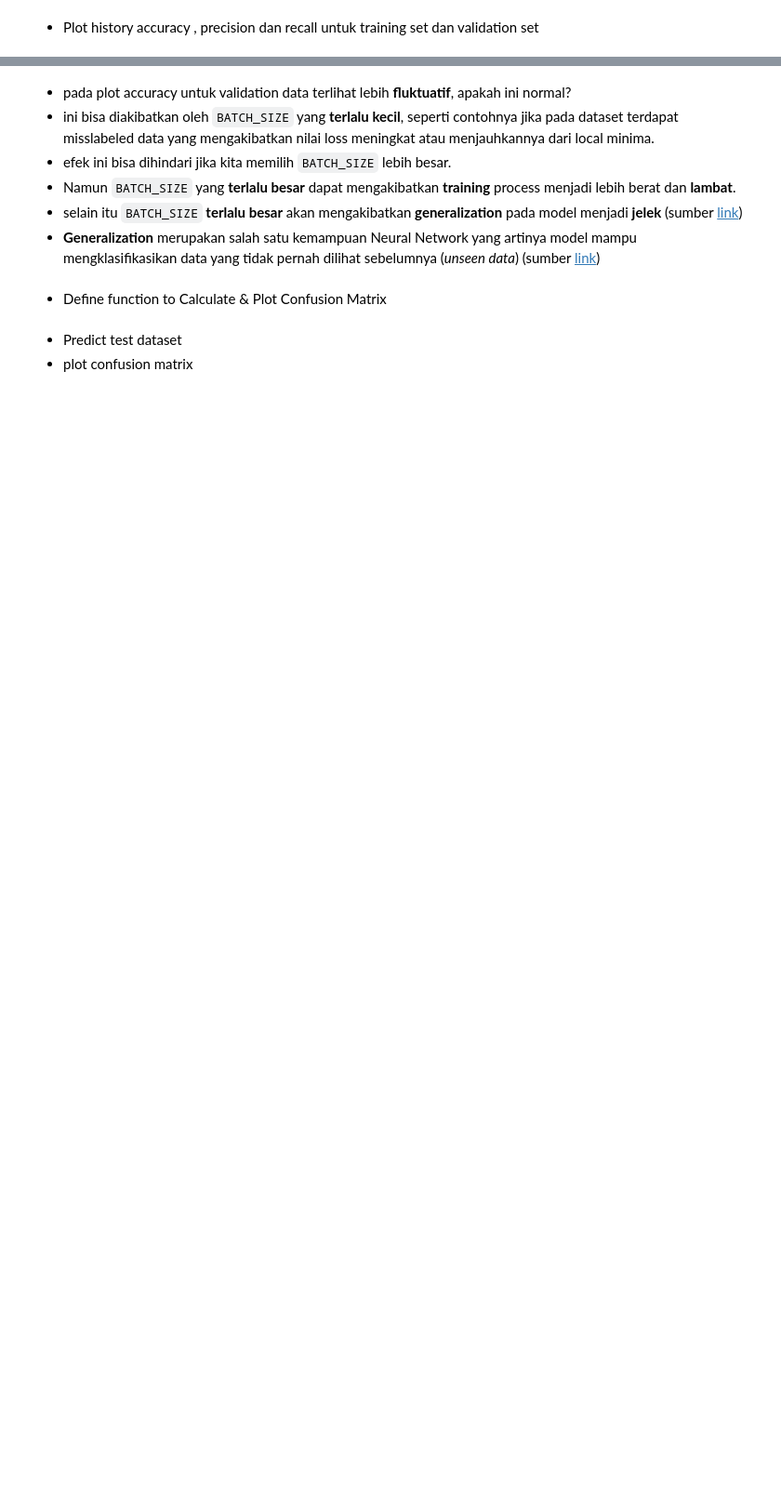
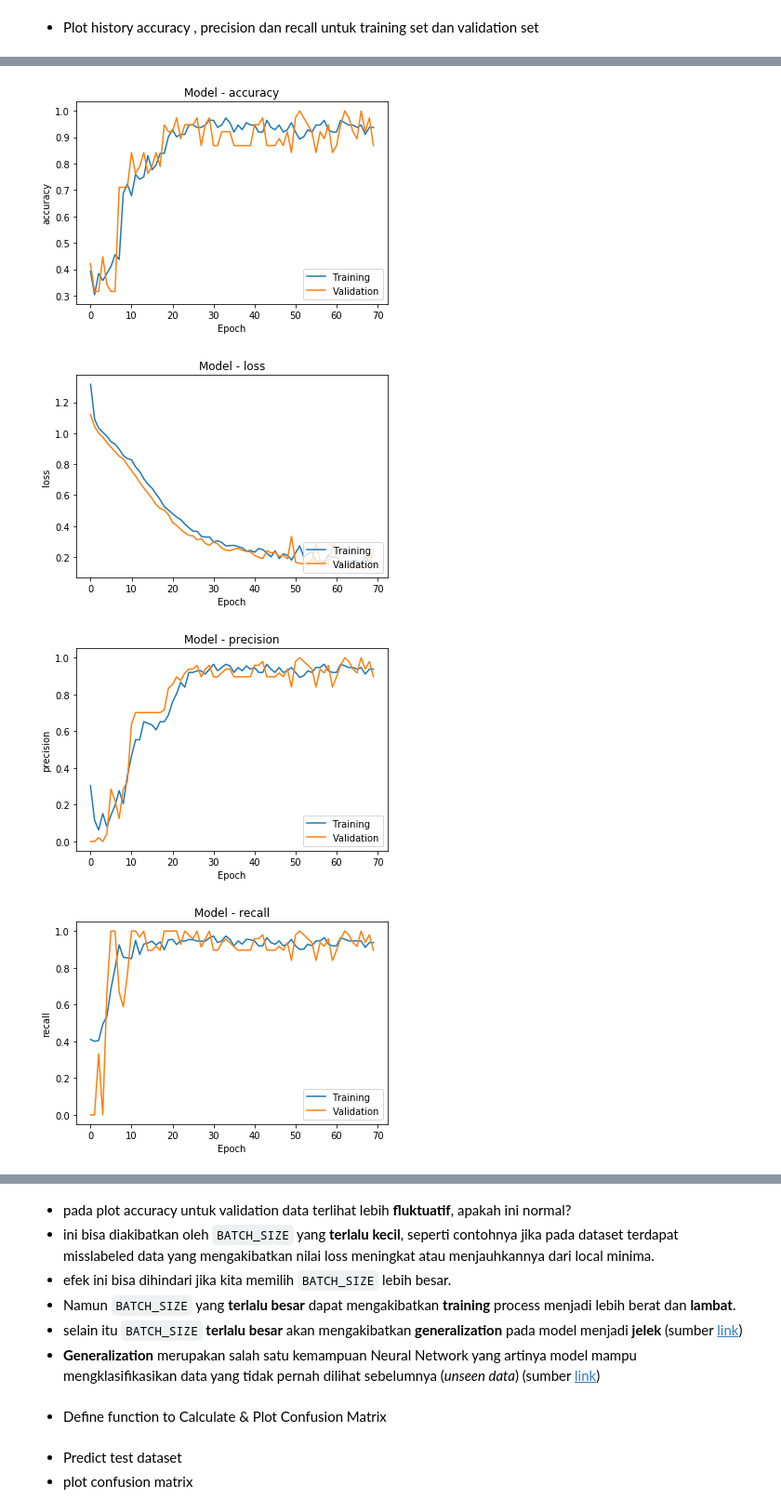
Before and after one commit to Muhammad-Yunus/Open-BOML, a Jupyter notebook: 1_Basic_ML/Pertemuan_3_Neural_Network_Keras/Pengenalan Neural Network.ipynb, the cells around one changed output, grey strips where cells are left out. Shown: that part at 93% size. Saved outputs shown, nothing was run; the diff lists cells and outputs as text; code cells hidden in the pictures; blank space fills up the shorter version.

```diff
--- a/1_Basic_ML/Pertemuan_3_Neural_Network_Keras/Pengenalan Neural Network.ipynb
+++ b/1_Basic_ML/Pertemuan_3_Neural_Network_Keras/Pengenalan Neural Network.ipynb
@@ -529,3 +546,10 @@ Epoch 50/50
+# %%
+evaluate_model_(history)
+# %% [output]
+[figure, added]
+[figure, added]
+[figure, added]
+[figure, added]
 # %%
 def evaluate_model_(history):
     names = [['accuracy', 'val_accuracy'],
```
Also changed, not shown: parts of 13 cells of this notebook.
